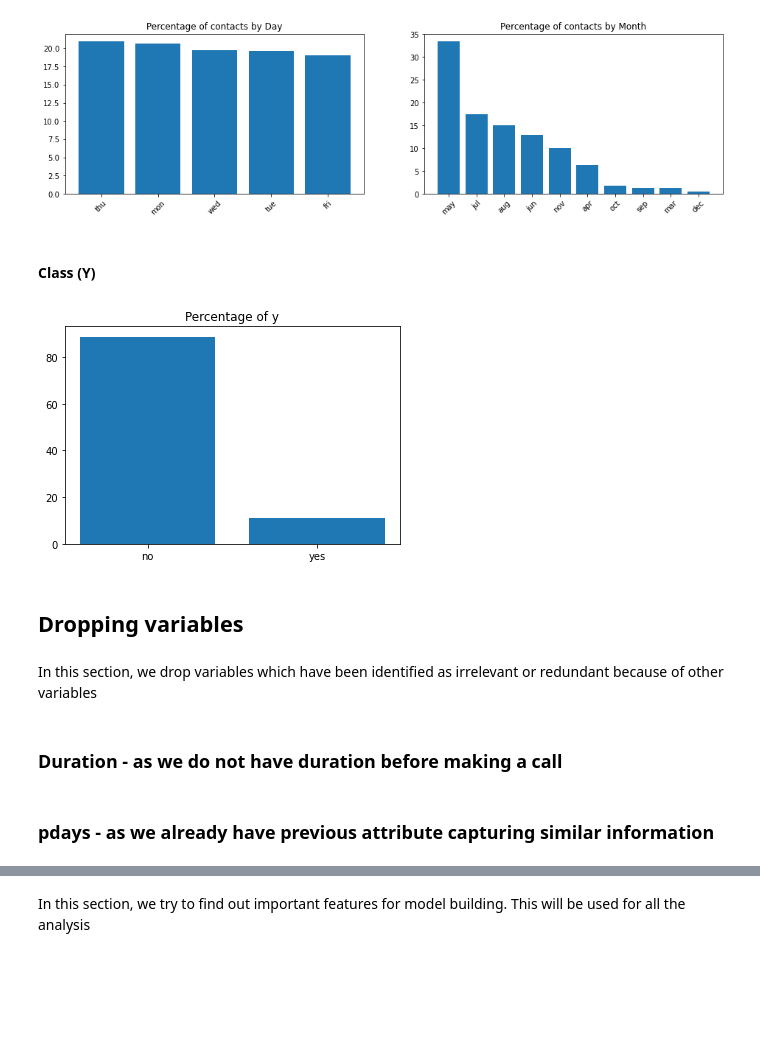
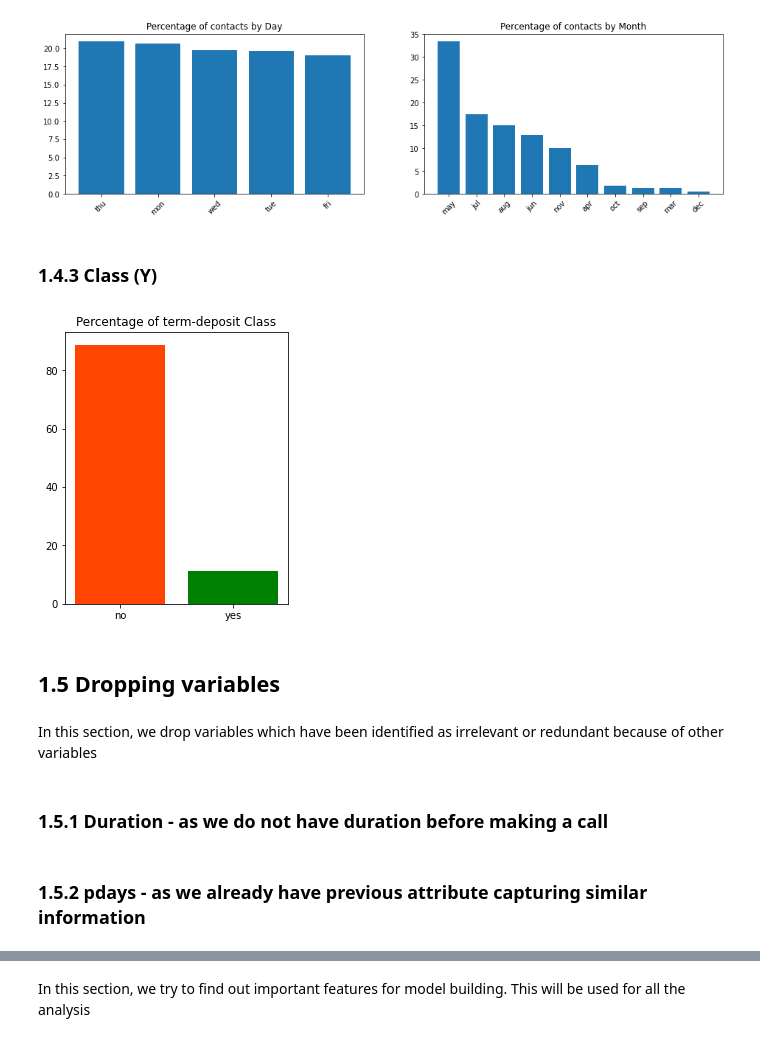
Before and after one commit to Onk24/Bank_Marketing, a Jupyter notebook: Bank_Marketing.ipynb, the cells around one changed output, grey strips where cells are left out. Drawn from its saved outputs; the diff is of its cells as text; code cells hidden in the pictures; blank space fills up the shorter version.

```diff
--- a/Bank_Marketing.ipynb
+++ b/Bank_Marketing.ipynb
@@ -254,23 +255,23 @@ ax[1].set_title("Percentage of contacts by Month");
 # %% [output]
 [figure]
 # %% [markdown]
-#### Class (Y)
+### 1.4.3 Class (Y)
 # %%
-plt.figure(figsize = (6,4))
-plt.bar(x = bank_df["y"].value_counts(normalize = True).index, height= bank_df["y"].value_counts(normalize = True)*100)
-plt.title("Percentage of y");
+plt.figure(figsize = (4,5))
+plt.bar(x = bank_df["y"].value_counts(normalize = True).index, height= bank_df["y"].value_counts(normalize = True)*100, color = ["#FF4500", "#008000"])
+plt.title("Percentage of term-deposit Class");
 # %% [output]
-[figure, old version]
+[figure, new version]
 # %% [markdown]
-## Dropping variables
+## 1.5 Dropping variables
 # %% [markdown]
 In this section, we drop variables which have been identified as irrelevant or redundant because of other variables
 # %% [markdown]
-### Duration - as we do not have duration before making a call
+### 1.5.1 Duration - as we do not have duration before making a call
 # %%
 bank_df.drop("duration", axis = 1, inplace = True)
 # %% [markdown]
-### pdays - as we already have previous attribute capturing similar information
+### 1.5.2 pdays - as we already have previous attribute capturing similar information
 # %%
 bank_df.drop("pdays", axis = 1, inplace  =True)
 # %% [markdown]
```
Also changed, not shown: parts of 79 cells of this notebook.
